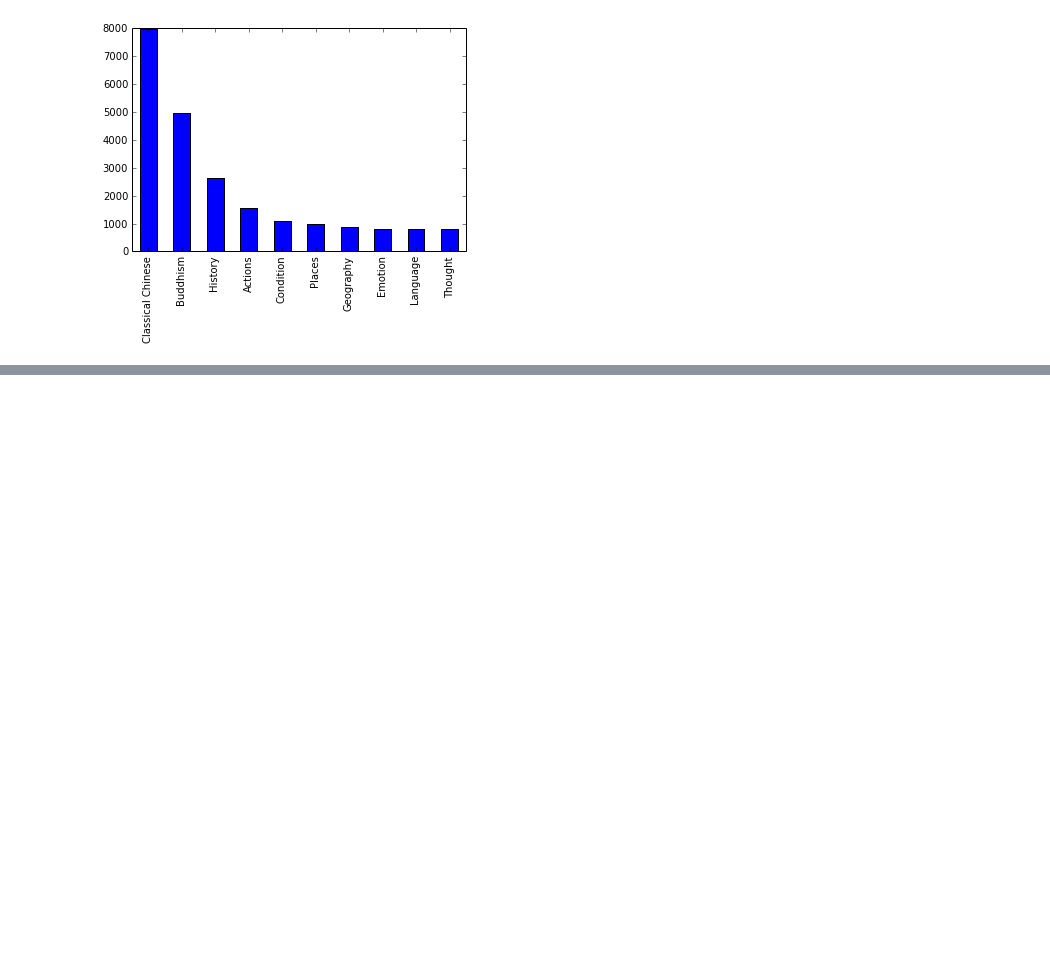
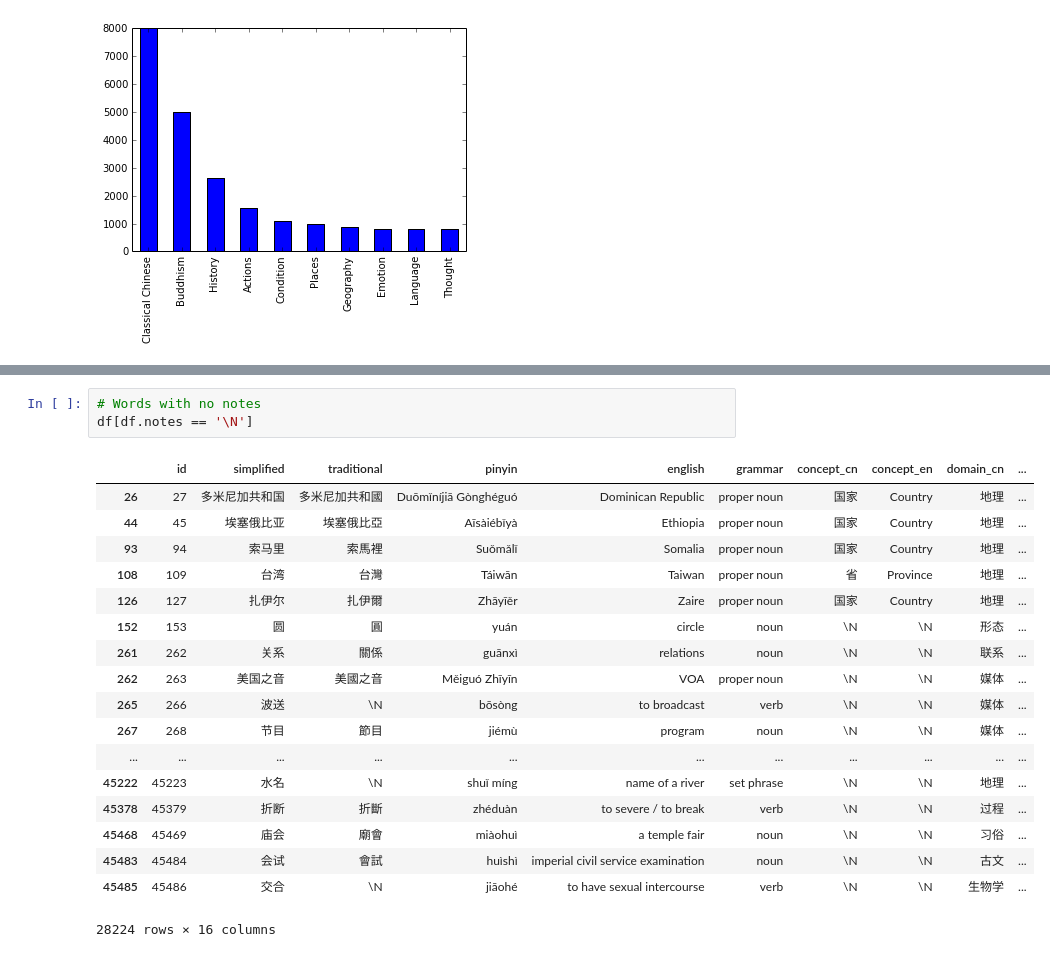
Before and after one commit to alexamies/chinesenotes.com, a Jupyter notebook: python/dictionary.ipynb, the cells around one changed output, grey strips where cells are left out. Cells and saved outputs as stored; diff of their text form; blank space fills up the shorter version.

Commit message:
Words

```diff
--- a/python/dictionary.ipynb
+++ b/python/dictionary.ipynb
@@ -89,0 +90,22 @@ len(df['headword'].unique())
+# %%
+# Words with no notes
+df[df.notes == '\N']
+# %% [output]
+|  | id | simplified | traditional | pinyin | english | grammar | concept_cn | concept_en | domain_cn | ... |
+| 26 | 27 | 多米尼加共和国 | 多米尼加共和國 | Duōmǐníjiā Gònghéguó | Dominican Republic | proper noun | 国家 | Country | 地理 | ... |
+| 44 | 45 | 埃塞俄比亚 | 埃塞俄比亞 | Aīsàiébǐyà | Ethiopia | proper noun | 国家 | Country | 地理 | ... |
+| 93 | 94 | 索马里 | 索馬裡 | Suǒmǎlǐ | Somalia | proper noun | 国家 | Country | 地理 | ... |
+| 108 | 109 | 台湾 | 台灣 | Táiwān | Taiwan | proper noun | 省 | Province | 地理 | ... |
+| 126 | 127 | 扎伊尔 | 扎伊爾 | Zhāyīěr | Zaire | proper noun | 国家 | Country | 地理 | ... |
+| 152 | 153 | 圆 | 圓 | yuán | circle | noun | \N | \N | 形态 | ... |
+| 261 | 262 | 关系 | 關係 | guānxì | relations | noun | \N | \N | 联系 | ... |
+| 262 | 263 | 美国之音 | 美國之音 | Měiguó Zhīyīn | VOA | proper noun | \N | \N | 媒体 | ... |
+| 265 | 266 | 波送 | \N | bōsòng | to broadcast | verb | \N | \N | 媒体 | ... |
+| 267 | 268 | 节目 | 節目 | jiémù | program | noun | \N | \N | 媒体 | ... |
+| ... | ... | ... | ... | ... | ... | ... | ... | ... | ... | ... |
+| 45222 | 45223 | 水名 | \N | shuǐ míng | name of a river | set phrase | \N | \N | 地理 | ... |
+| 45378 | 45379 | 折断 | 折斷 | zhéduàn | to severe / to break | verb | \N | \N | 过程 | ... |
+| 45468 | 45469 | 庙会 | 廟會 | miàohuì | a temple fair | noun | \N | \N | 习俗 | ... |
+| 45483 | 45484 | 会试 | 會試 | huìshì | imperial civil service examination | noun | \N | \N | 古文 | ... |
+| 45485 | 45486 | 交合 | \N | jiāohé | to have sexual intercourse | verb | \N | \N | 生物学 | ... |
+28224 rows × 16 columns
```
Also changed, not shown: parts of 4 cells of this notebook, 1 other file.
